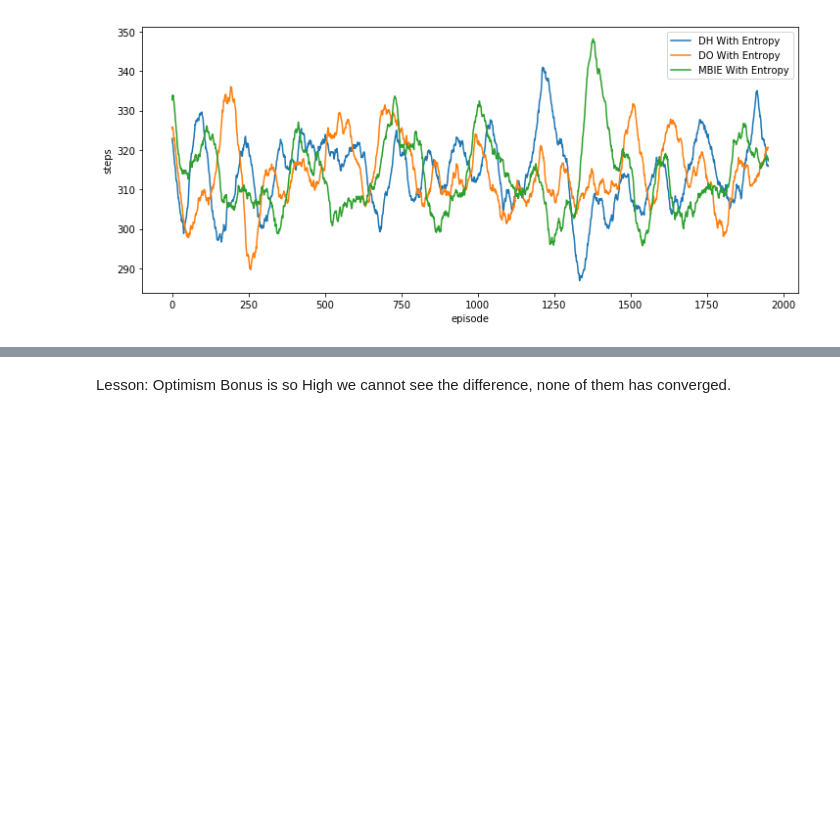
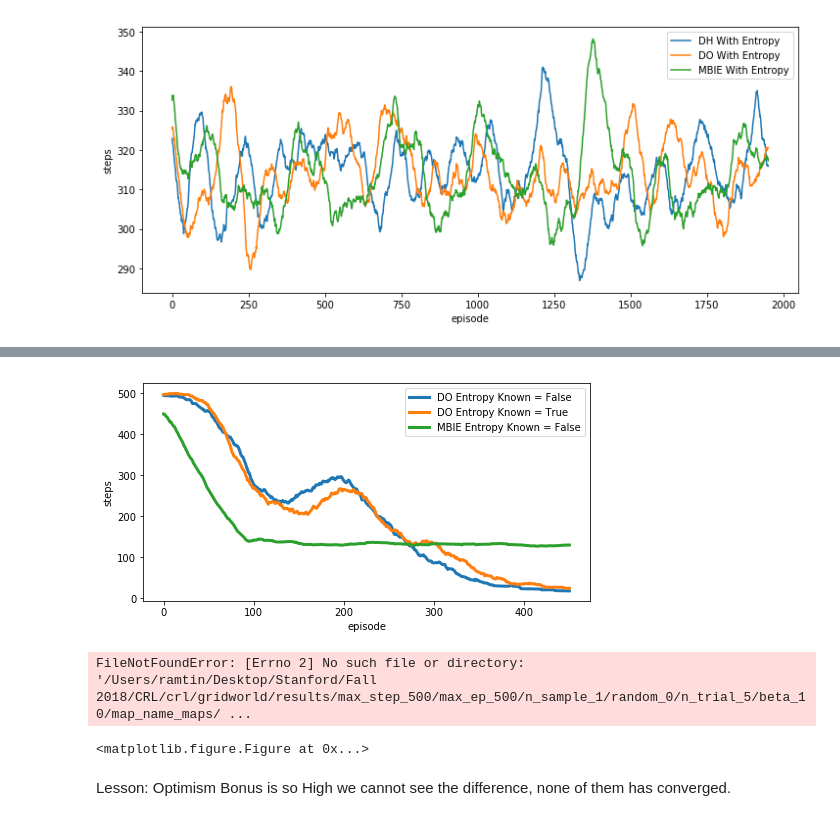
Before and after one commit to Rkeramati/crl, a Jupyter notebook: gridworld/Analysis.ipynb, the cells around one changed output, grey strips where cells are left out. Drawn from its saved outputs; the diff is of its cells as text; code cells hidden in the pictures; blank space fills up the shorter version.

```diff
--- a/gridworld/Analysis.ipynb
+++ b/gridworld/Analysis.ipynb
@@ -233,3 +263,49 @@ plot_res(args, 5.0)
+# %%
+args = {'max_step':500, 'max_ep':500, 'n_sample':1, 'random':0, 'n_trial':5, \
+        'beta':50, 'map_name':'maps/map_fourroom_exp1.txt','method':'DO', 'ent_known':1}
+beta = 50.0
+plt.figure(figsize=(8,4))
+for methods in ['DO', 'MBIE']:
+    for entropy in [0, 1]:
+        if methods in ['MBIE', 'MBIE_NS']:
+            args['beta'] = 0.1
+            args['ent_known']=0
+            if entropy == 1:
+                continue
+        else:
+            args['beta'] = beta
+            args['ent_known']=entropy
+        args['method'] = methods
+        _, _, _, res_string = get_dir(args, 0, 0)
+        res_file = np.mean(np.mean(np.load(res_string), axis = 1), axis = 0)
+        plt.plot(mv(res_file, 50), label=methods +\
+                 ' Entropy Known = {}'.format(bool(entropy)), linewidth = 3)
+    plt.legend()
+    plt.xlabel('episode');
+    plt.ylabel('steps');
+# %% [output]
+[figure, added]
+# %%
+args = {'max_step':500, 'max_ep':500, 'n_sample':1, 'random':0, 'n_trial':5, \
+        'beta':50, 'map_name':'maps/map_fourroom_exp1.txt','method':'DO', 'ent_known':1}
+beta = 50.0
+plt.figure(figsize=(8,4))
+methods = 'DO'
+entropy = 1
+for beta in [10, 50, 100]:
+    args['beta'] = beta
+    args['ent_known']=entropy
+    args['method'] = methods
+    _, _, _, res_string = get_dir(args, 0, 0)
+    res_file = np.mean(np.mean(np.load(res_string), axis = 1), axis = 0)
+    plt.plot(mv(res_file, 50), label=methods +\
+                ' Beta = {}'.format(beta), linewidth = 3)
+plt.legend()
+plt.xlabel('episode');
+plt.ylabel('steps');
+# %% [output]
+FileNotFoundError: [Errno 2] No such file or directory: '/Users/ramtin/Desktop/Stanford/Fall 2018/CRL/crl/gridworld/results/max_step_500/max_ep_500/n_sample_1/random_0/n_trial_5/beta_10/map_name_maps/ ...
+<matplotlib.figure.Figure at 0x...>
 # %% [markdown]
 Lesson:
 Optimism Bonus is so High we cannot see the difference, none of them has converged.
```
Also changed, not shown: parts of 9 cells of this notebook, 5 other files.
